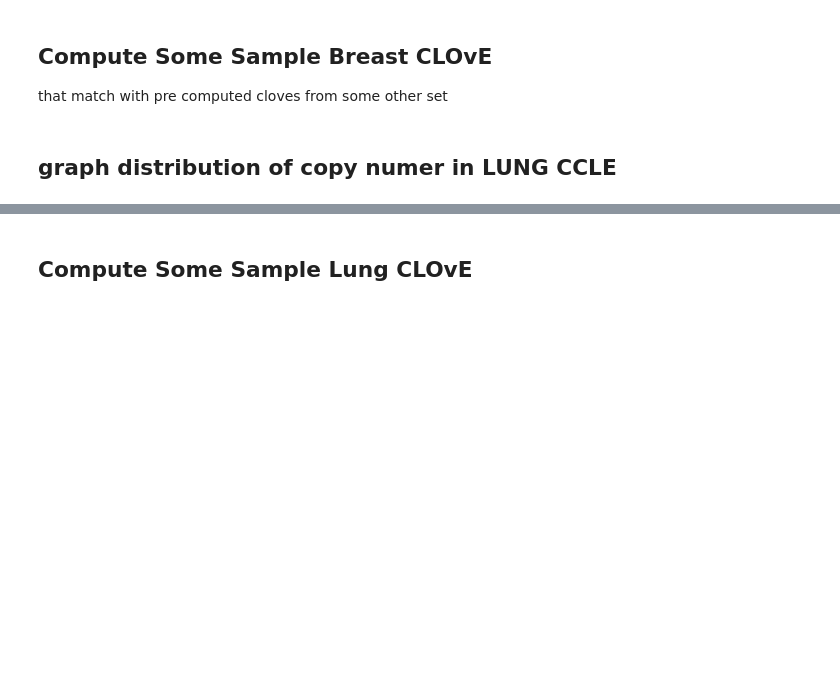
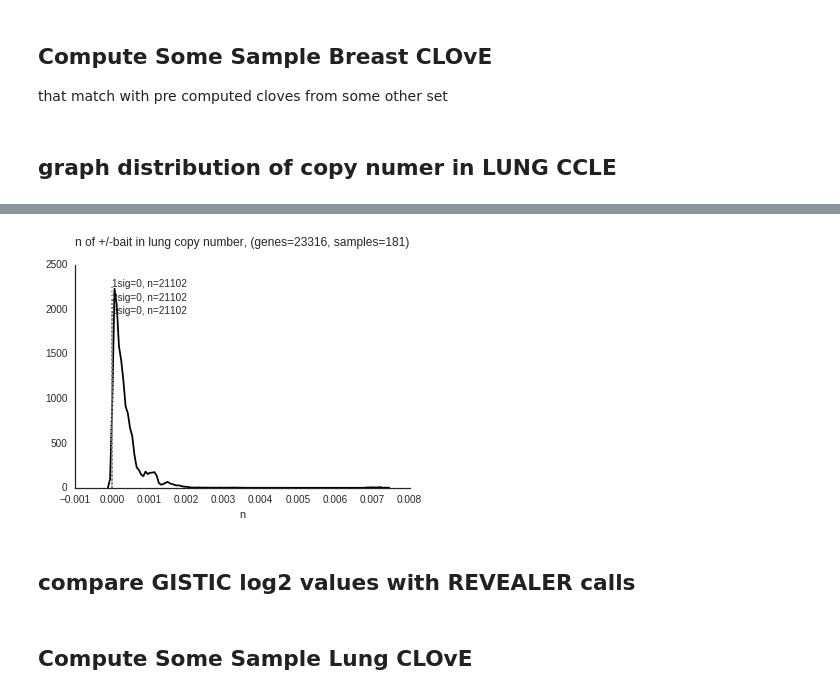
Before and after one commit to thjmattth/clove, a Jupyter notebook: ccle_sandbox.ipynb, the cells around one changed output, grey strips where cells are left out. Drawn from its saved outputs; the diff is of its cells as text; code cells hidden in the pictures; blank space fills up the shorter version.

Commit message:
graph n ratio

```diff
--- a/ccle_sandbox.ipynb
+++ b/ccle_sandbox.ipynb
@@ -462,0 +436,5 @@ lungcnv, lungexp = clv.ccleTissueSelect
+# %%
+lungexp1, lungcnv1  = clv.ccleTissueSelect(expdf_fn='data/lung_mrna_df.pickle',
+                                         cnvdf_fn='data_large/CCLE_DEL_calls.pickle',
+                                         celldf_fn='data_large/ccle_cell_info_df.pickle',
+                                         tissue='lung', out_dir='data/')
@@ -463,7 +463,5 @@ lungcnv, lungexp = clv.ccleTissueSelect
 # %%
-
-
-def graph_n_ratio(df, tissue, y0=0.5, yd=0.05):
+def graph_n_ratio(df, tissue, y0=1000, yd=100):
     """
     plots split number (n) of +/-bait contexts in the raw cnvdf before you decide how to filter
 
@@ -473,7 +471,7 @@ def graph_n_ratio(df, tissue, y0=0.5, yd=0.05):
     :param yd: float, how much y0 should decrease to fit subsequent sig below it
 
     returns None, just displays a plot"""
-    n_arr = df.sum(axis=1)
+    n_arr = df.sum(axis=1)/(df.shape[0]-df.sum(axis=1))  # ratio of + context : - context
     sns.set_style("white")
     plt.xlabel('n')
     sns.distplot(n_arr, color='black', hist=False)
@@ -488,6 +486,13 @@ def graph_n_ratio(df, tissue, y0=0.5, yd=0.05):
     sns.despine()
     plt.title('n of +/-bait in {} copy number, (genes={}, samples={})\n'.format(tissue, df.shape[0], df.shape[1]))
     plt.show()
+# %%
+%matplotlib inline
+graph_n_ratio(lungcnv1, 'lung', y0=2250, yd=150)
+# %% [output]
+[figure, added]
+# %% [markdown]
+## compare GISTIC log2 values with REVEALER calls
 # %% [markdown]
 ## Compute Some Sample Lung CLOvE
 # %%
```
Also changed, not shown: parts of 6 cells of this notebook, 6 other files.
